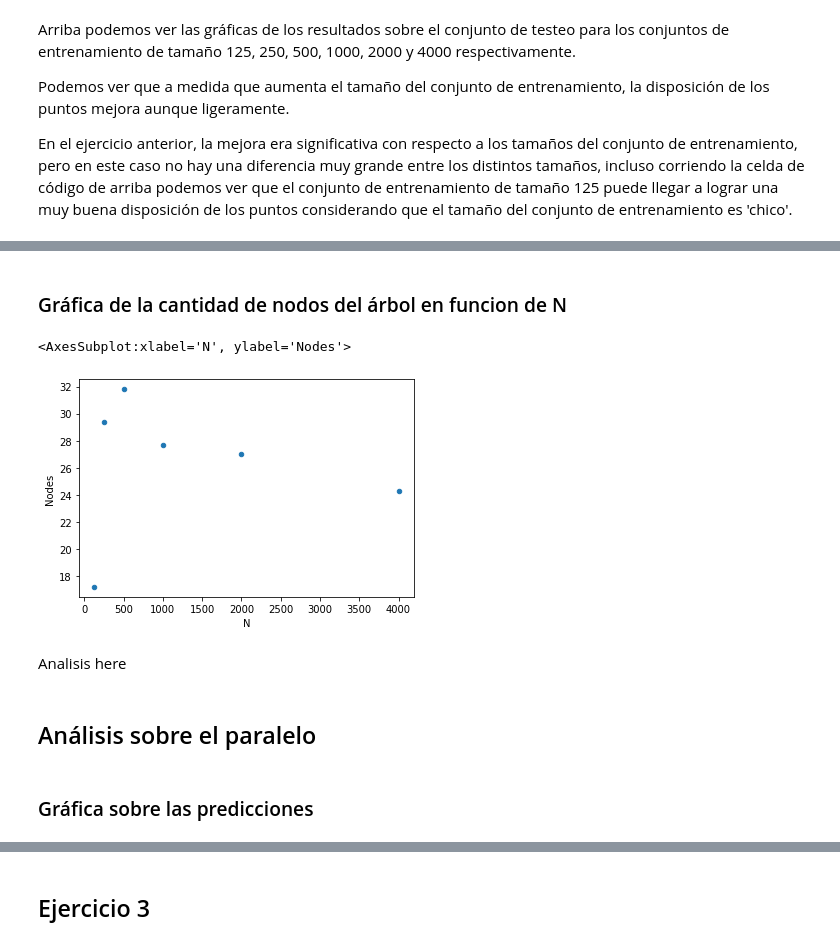
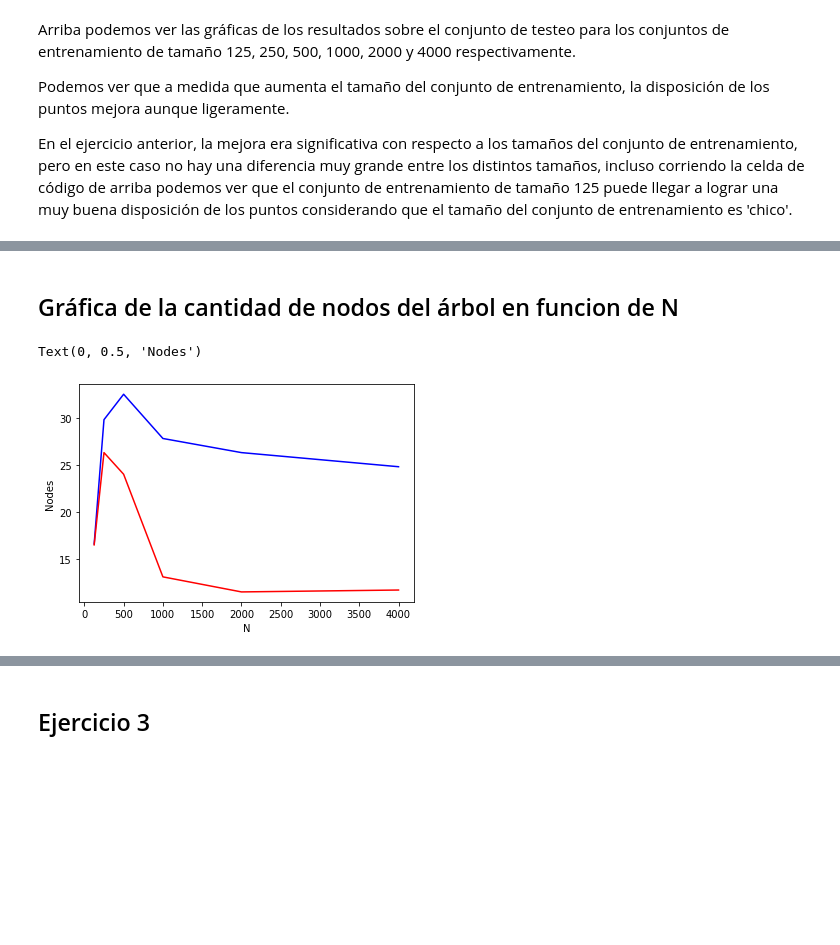
Before and after one commit to natimellino/IAA, a Jupyter notebook: TP1/ArbolesDecision.ipynb, the cells around one changed output, grey strips where cells are left out. Cells and saved outputs as stored; diff of their text form; code cells hidden in the pictures; blank space fills up the shorter version.

```diff
--- a/TP1/ArbolesDecision.ipynb
+++ b/TP1/ArbolesDecision.ipynb
@@ -307,27 +379,38 @@ En la gráfica de arriba podemos ver que en el conjunto de testeo el error dismi
 # %% [markdown]
-### Gráfica de la cantidad de nodos del árbol en funcion de N
+## Gráfica de la cantidad de nodos del árbol en funcion de N
 # %%
+import matplotlib.pyplot as plt
+
 # Gráfica de la cantidad de nodos del árbol en función de la longitud del conjunto de entrenamiento
 
-df = pd.DataFrame({})
-df['N'] = nn
-df['Nodes'] = tree_sizes
-df['TrError'] = train_errors
-df['TeError'] = test_errors
+df_a = pd.DataFrame({})
+df_a['N'] = nn
+df_a['Nodes'] = tree_sizes_a
+df_a['TrError'] = train_errors_a
+df_a['TeError'] = test_errors_a
+
+df_b = pd.DataFrame({})
+df_b['N'] = nn
+df_b['Nodes'] = tree_sizes_b
+df_b['TrError'] = train_errors_b
+df_b['TeError'] = test_errors_b
 
 # Calculamos el promedio de cantidad de nodos de acuerdo a cada tamaño de conjunto
-mean_node_size = df.groupby('N')['Nodes'].mean().to_numpy()
+mean_node_size_a = df_a.groupby('N')['Nodes'].mean().to_numpy()
+mean_node_size_b = df_b.groupby('N')['Nodes'].mean().to_numpy()
 # Creamos el dataframe con los datos 'acomodados' para poder hacer el gráfico
-mean_df = pd.DataFrame({})
-mean_df['N'] = n_values
-mean_df['Nodes'] = mean_node_size
-mean_df.plot(x=0, y=1, kind='scatter', colormap='jet')
+mean_df_a = pd.DataFrame({})
+mean_df_a['N'] = n_values
+mean_df_a['Nodes'] = mean_node_size_a
+
+mean_df_b = pd.DataFrame({})
+mean_df_b['N'] = n_values
+mean_df_b['Nodes'] = mean_node_size_b
+# mean_df_a.plot(x=0, y=1, kind='scatter', colormap='jet')
+plt.plot(mean_df_a['N'], mean_df_a['Nodes'], 'b')
+plt.plot(mean_df_b['N'], mean_df_b['Nodes'], 'r')
+plt.xlabel('N')
+plt.ylabel('Nodes')
 # %% [output]
-<AxesSubplot:xlabel='N', ylabel='Nodes'>
+Text(0, 0.5, 'Nodes')
-[figure, old version]
+[figure, new version]
-# %% [markdown]
-Analisis here
-# %% [markdown]
-## Análisis sobre el paralelo
-# %% [markdown]
-### Gráfica sobre las predicciones
```
Also changed, not shown: parts of 29 cells of this notebook.
